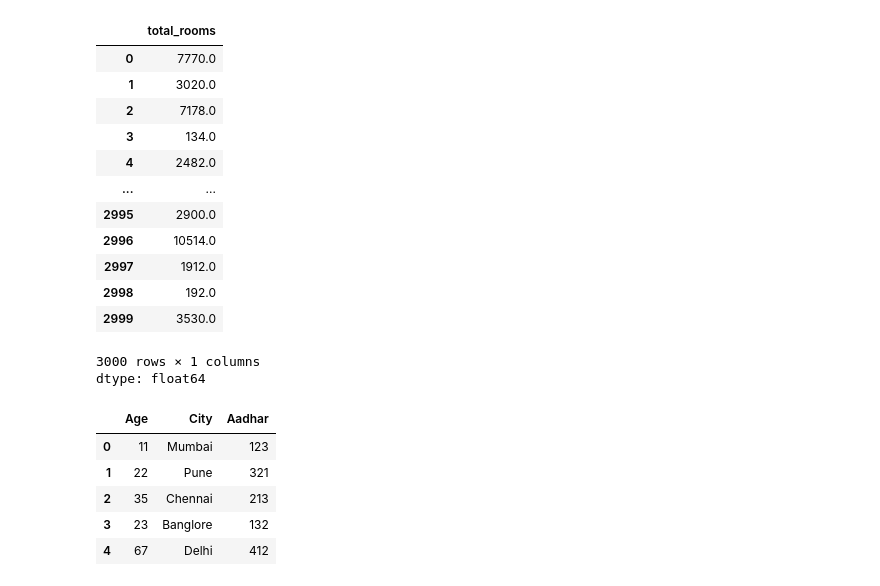
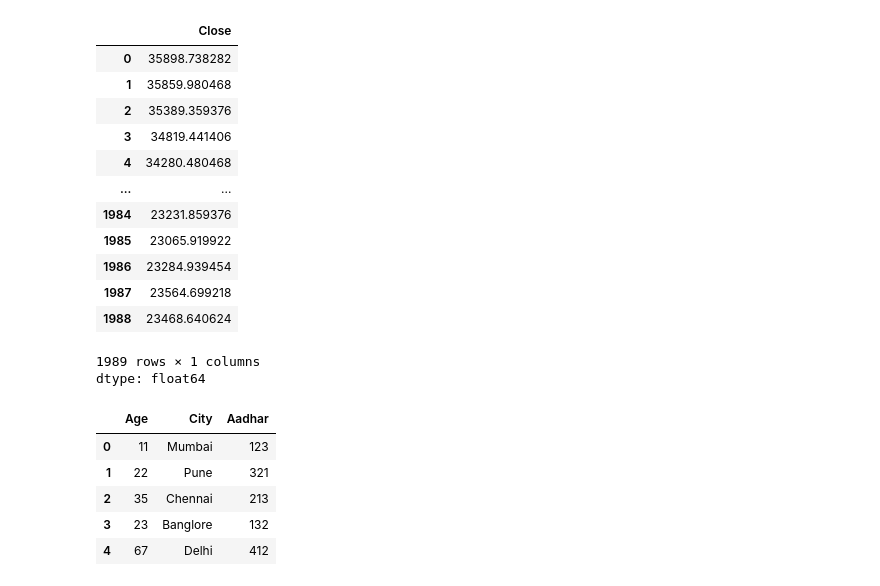
Before and after one commit to tejas-p-28/ethans_data_science, a Jupyter notebook: Ethans_Pandas.ipynb, the cells around one changed output. Drawn from its saved outputs; the diff is of its cells as text; code cells hidden in the pictures.

```diff
--- a/Ethans_Pandas.ipynb
+++ b/Ethans_Pandas.ipynb
@@ -3,2 +9,2 @@ import pandas as pd
 # %%
-df = pd.read_csv('/content/sample_data/california_housing_test.csv')
+df = pd.read_csv('/content/drive/MyDrive/Dataset/DJIA_table.csv')
@@ -5,3 +253,6 @@ df = pd.read_csv('/content/sample_data/california_housing_test.csv')
+# %%
+df.rename(columns = {'Adj Close':'Tejas'},inplace = True)
+df =  df.rename(columns = {'Adj Close':'Tejas'})
 # %%
 df.head()
 # %% [output]
@@ -18 +265,3 @@ AttributeError: 'list' object has no attribute 'sort_values'
+# %%
+df['Patil'] = df['High']-df['Low']
 # %%
@@ -20,19 +276,19 @@ df.rename
 # %%
-df['total_rooms'].apply(lambda x: x*2)
+df['Close'].apply(lambda x:x*2)
 # %% [output]
-|  | total_rooms |
-| 0 | 7770.0 |
-| 1 | 3020.0 |
-| 2 | 7178.0 |
-| 3 | 134.0 |
-| 4 | 2482.0 |
+|  | Close |
+| 0 | 35898.738282 |
+| 1 | 35859.980468 |
+| 2 | 35389.359376 |
+| 3 | 34819.441406 |
+| 4 | 34280.480468 |
 | ... | ... |
-| 2995 | 2900.0 |
-| 2996 | 10514.0 |
-| 2997 | 1912.0 |
-| 2998 | 192.0 |
-| 2999 | 3530.0 |
+| 1984 | 23231.859376 |
+| 1985 | 23065.919922 |
+| 1986 | 23284.939454 |
+| 1987 | 23564.699218 |
+| 1988 | 23468.640624 |
-3000 rows × 1 columns
+1989 rows × 1 columns
 dtype: float64
 # %%
 dummy_data1 = {'Age':['11','22','35','23','67'],
```
Also changed, not shown: parts of 30 cells of this notebook.
